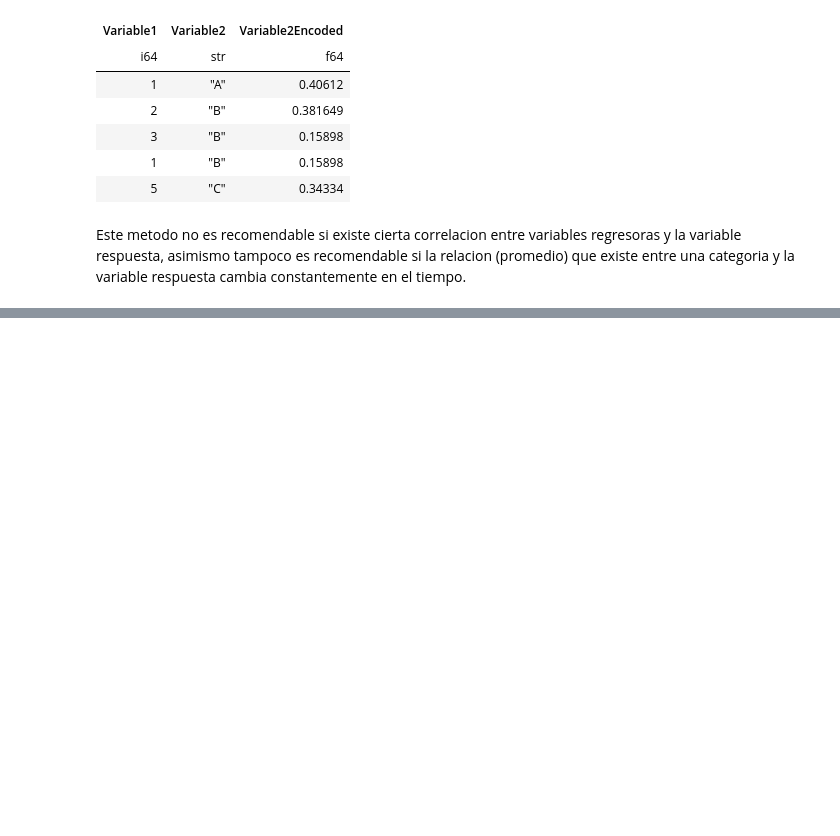
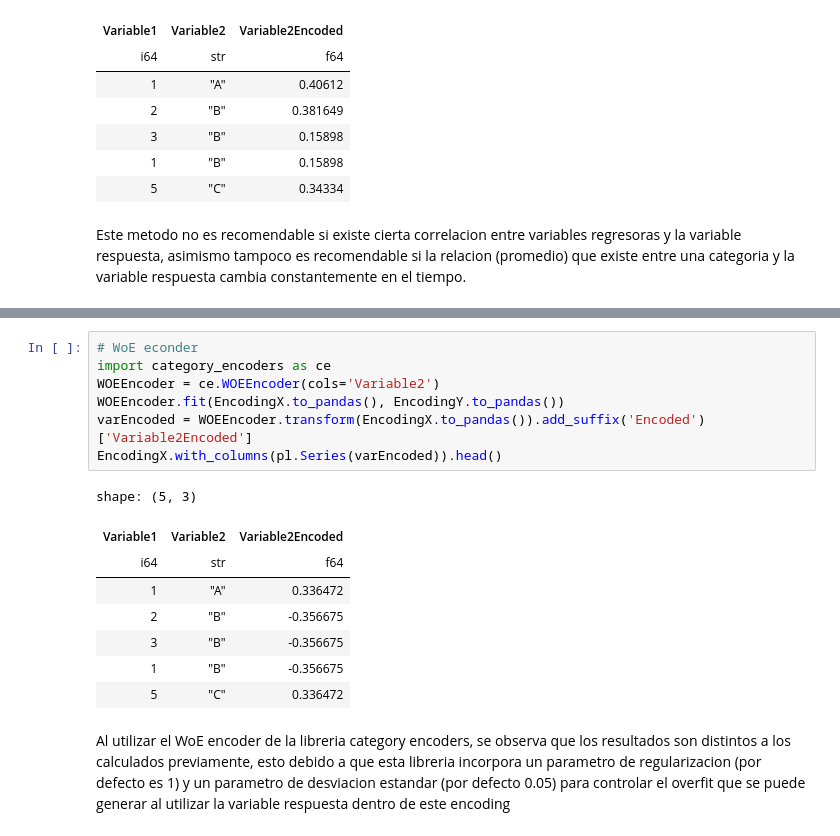
Before and after one commit to j220493/AnalisisEncodingCategoricalVariables, a Jupyter notebook: analisis.ipynb, the cells around one changed output, grey strips where cells are left out. Saved outputs shown, nothing was run; the diff lists cells and outputs as text; blank space fills up the shorter version.

```diff
--- a/analisis.ipynb
+++ b/analisis.ipynb
@@ -409,0 +443,18 @@ Este metodo no es recomendable si existe cierta correlacion entre variables regr
+# %%
+# WoE econder
+import category_encoders as ce
+WOEEncoder = ce.WOEEncoder(cols='Variable2')
+WOEEncoder.fit(EncodingX.to_pandas(), EncodingY.to_pandas())
+varEncoded = WOEEncoder.transform(EncodingX.to_pandas()).add_suffix('Encoded')['Variable2Encoded']
+EncodingX.with_columns(pl.Series(varEncoded)).head()
+# %% [output]
+shape: (5, 3)
+| Variable1 | Variable2 | Variable2Encoded |
+| i64 | str | f64 |
+| 1 | "A" | 0.336472 |
+| 2 | "B" | -0.356675 |
+| 3 | "B" | -0.356675 |
+| 1 | "B" | -0.356675 |
+| 5 | "C" | 0.336472 |
+# %% [markdown]
+Al utilizar el WoE encoder de la libreria category encoders, se observa que los resultados son distintos a los calculados previamente, esto debido a que esta libreria incorpora un parametro de regularizacion (por defecto es 1) y un parametro de desviacion estandar (por defecto 0.05) para controlar el overfit que se puede generar al utilizar la variable respuesta dentro de este encoding
```
Also changed, not shown: parts of 3 cells of this notebook.
